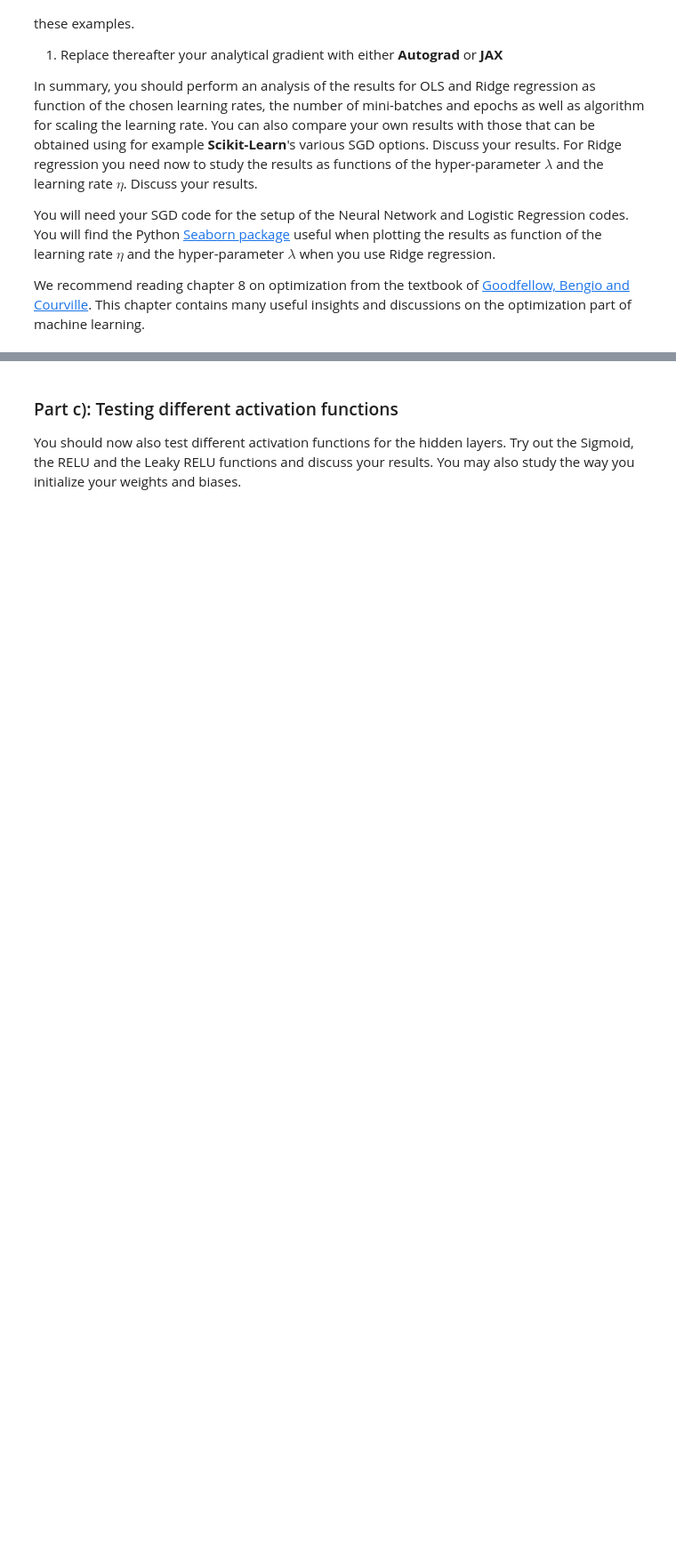
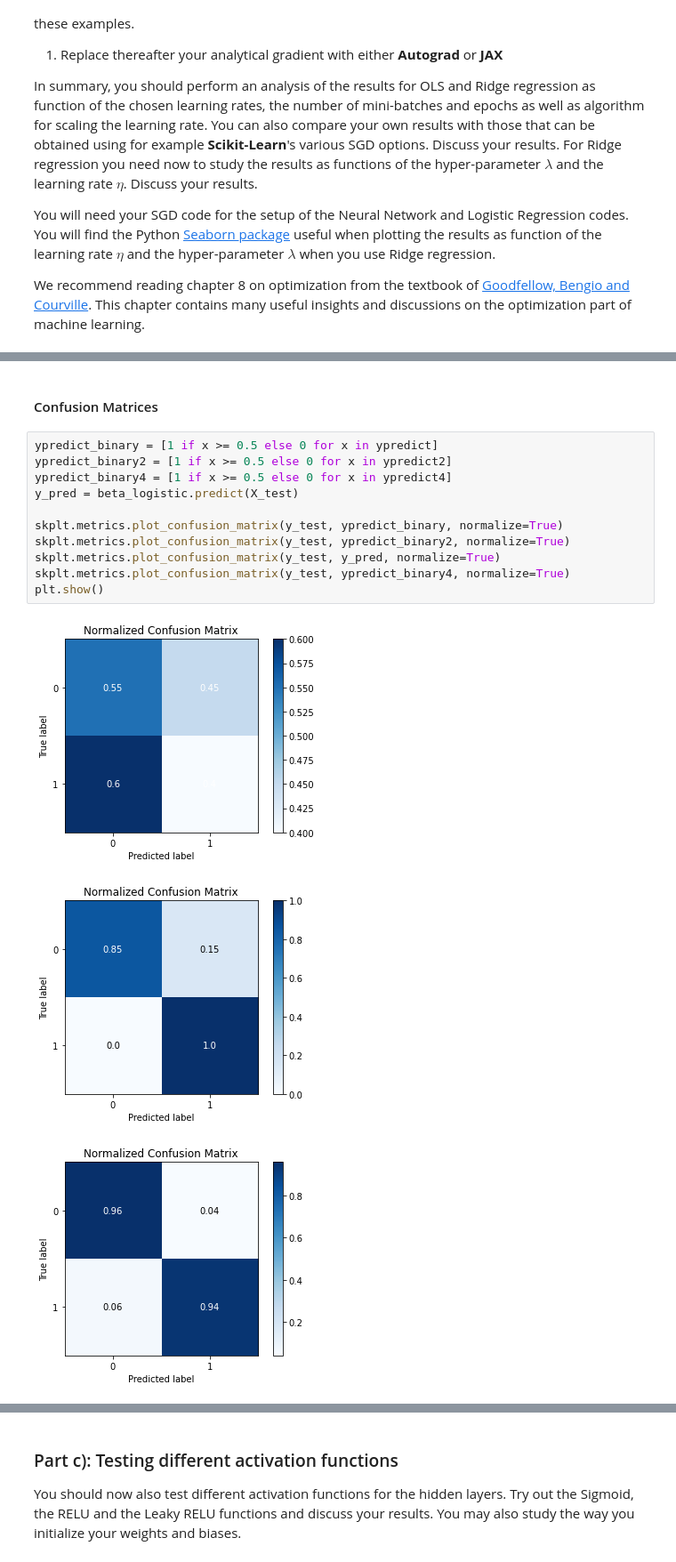
Before and after one commit to Yamacia/Project2data-ml, a Jupyter notebook: project2.ipynb, the cells around one changed output, grey strips where cells are left out. Shown at 89% size. Saved outputs shown, nothing was run; the diff lists cells and outputs as text; blank space fills up the shorter version.

```diff
--- a/project2.ipynb
+++ b/project2.ipynb
@@ -166,0 +371,17 @@ test (114, 1)
+# %% [markdown]
+#### Confusion Matrices
+# %%
+ypredict_binary = [1 if x >= 0.5 else 0 for x in ypredict]
+ypredict_binary2 = [1 if x >= 0.5 else 0 for x in ypredict2]
+ypredict_binary4 = [1 if x >= 0.5 else 0 for x in ypredict4]
+y_pred = beta_logistic.predict(X_test)
+
+skplt.metrics.plot_confusion_matrix(y_test, ypredict_binary, normalize=True)
+skplt.metrics.plot_confusion_matrix(y_test, ypredict_binary2, normalize=True)
+skplt.metrics.plot_confusion_matrix(y_test, y_pred, normalize=True)
+skplt.metrics.plot_confusion_matrix(y_test, ypredict_binary4, normalize=True)
+plt.show()
+# %% [output]
+[figure, added]
+[figure, added]
+[figure, added]
```
Also changed, not shown: parts of 6 cells of this notebook.
